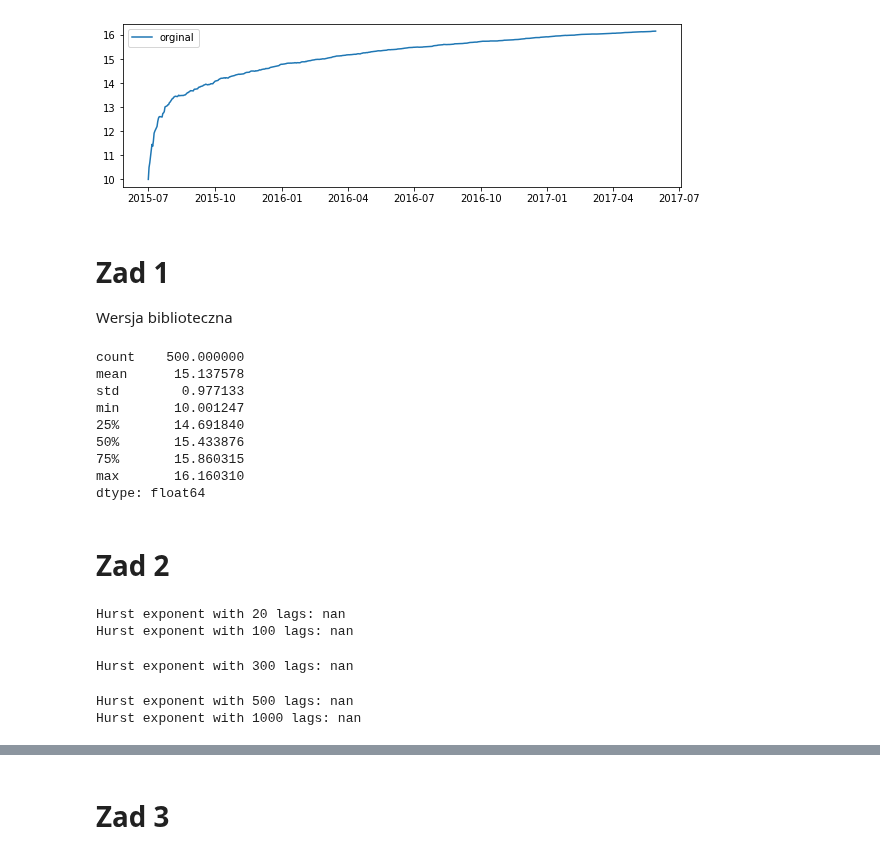
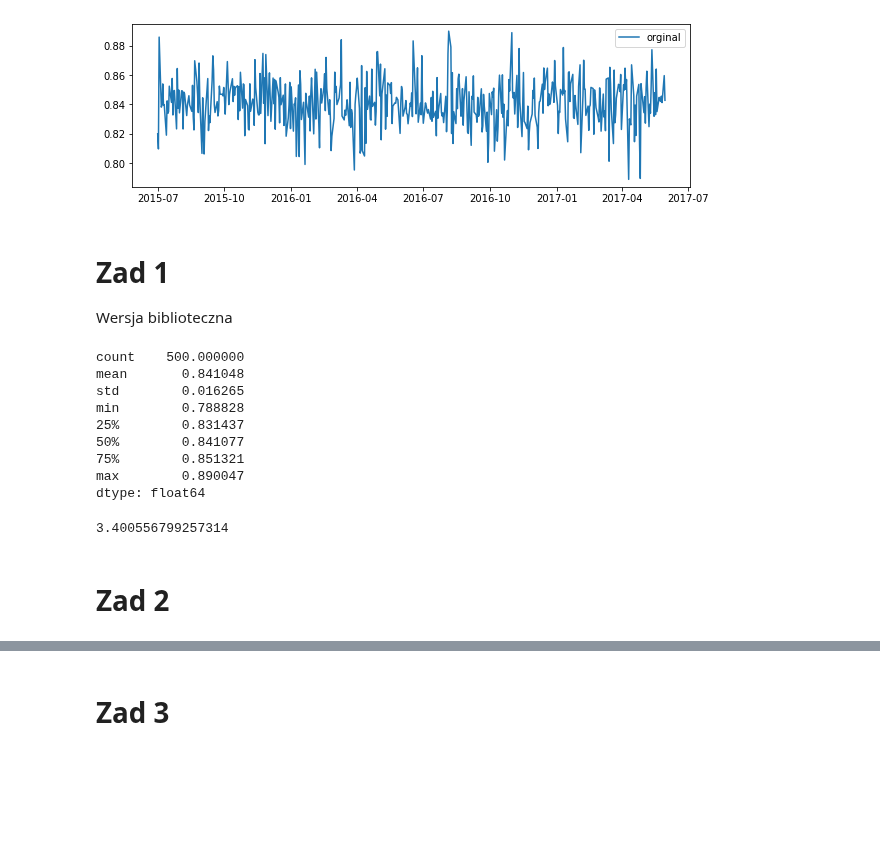
Before and after one commit to 11jolek11/BigData, a Jupyter notebook: List4.ipynb, the cells around one changed output, grey strips where cells are left out. Drawn from its saved outputs; the diff is of its cells as text; code cells hidden in the pictures; blank space fills up the shorter version.

```diff
--- a/List4.ipynb
+++ b/List4.ipynb
@@ -12,17 +12,18 @@ import yfinance as yf
 # %%
 N = 500
 scalar = 10
 t = pd.date_range('2015-07-01', periods=N, freq=BDay())
-x = np.log(np.cumsum(np.random.randn(N) + 1)) + scalar
+# x = np.log(np.cumsum(np.random.randn(N) + 1)) + scalar
+x = np.sin(np.random.normal(loc=1, scale=0.03, size=N))
 
 x = pd.Series(x, index=t)
 
 plt.figure(figsize=(10,3))
 plt.plot(t,x, label='orginal')
 plt.legend()
 plt.show()
 # %% [output]
-[figure, old version]
+[figure, new version]
 # %% [markdown]
 # Zad 1
 Wersja biblioteczna
@@ -30,41 +31,17 @@ Wersja biblioteczna
 x.describe()
 # %% [output]
 count    500.000000
-mean      15.137578
-std        0.977133
-min       10.001247
-25%       14.691840
-50%       15.433876
-75%       15.860315
-max       16.160310
+mean       0.841048
+std        0.016265
+min        0.788828
+25%        0.831437
+50%        0.841077
+75%        0.851321
+max        0.890047
 dtype: float64
+# %%
+print(kurtosis(x, fisher=False))
+# %% [output]
+3.400556799257314
 # %% [markdown]
 # Zad 2
-# %%
-E = x.apply(lambda x : entropy(N, base=2)).reset_index()
-
-
-def get_hurst_exponent(time_series, max_lag=20):
-    """Returns the Hurst Exponent of the time series"""
-
-    lags = range(2, max_lag)
-
-    # variances of the lagged differences
-    tau = [np.std(np.subtract(time_series[lag:], time_series[:-lag])) for lag in lags]
-
-    # calculate the slope of the log plot -> the Hurst Exponent
-    reg = np.polyfit(np.log(lags), np.log(tau), 1)
-
-    return reg[0]
-
-
-
-for lag in [20, 100, 300, 500, 1000]:
-    hurst_exp = get_hurst_exponent(x, lag)
-    print(f"Hurst exponent with {lag} lags: {hurst_exp:.4f}")
-# %% [output]
-Hurst exponent with 20 lags: nan
-Hurst exponent with 100 lags: nan
-Hurst exponent with 300 lags: nan
-Hurst exponent with 500 lags: nan
-Hurst exponent with 1000 lags: nan
```
Also changed, not shown: parts of 4 cells of this notebook.
